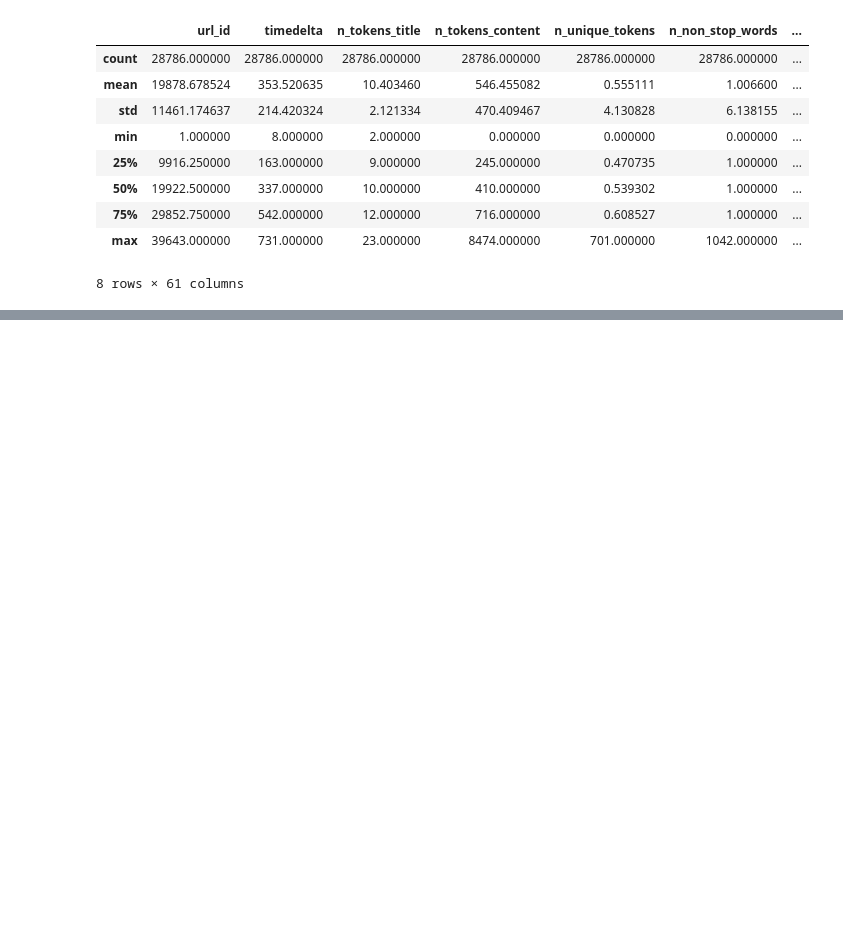
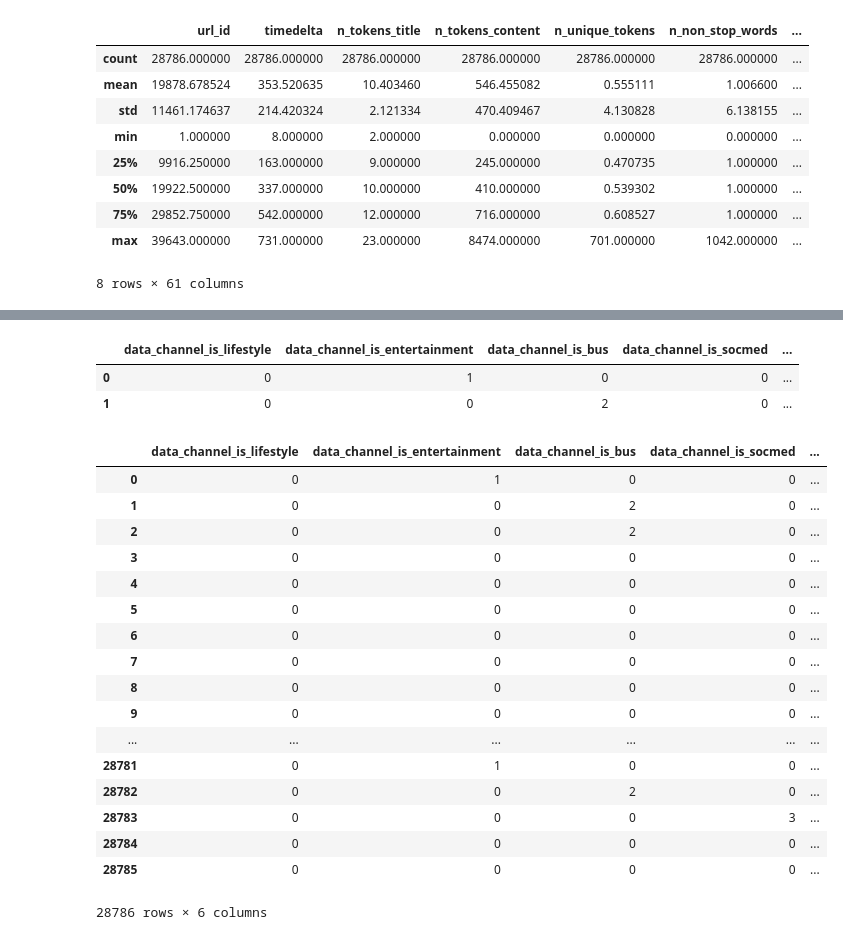
Before and after one commit to java-byte/Project-Machine-Learning, a Jupyter notebook: Sigmoid_test.ipynb, the cells around one changed output, grey strips where cells are left out. Cells and saved outputs as stored; diff of their text form; code cells hidden in the pictures; blank space fills up the shorter version.

```diff
--- a/Sigmoid_test.ipynb
+++ b/Sigmoid_test.ipynb
@@ -34,6 +34,6 @@ train_df.describe()
 | max | 39643.000000 | 731.000000 | 23.000000 | 8474.000000 | 701.000000 | 1042.000000 | ... |
 8 rows × 61 columns
 # %%
-x_train = train_df.iloc[:,1:]
+x_train = train_df.iloc[:,:-1]
 x_train.head()
 # %% [output]
@@ -46,0 +59,27 @@ x_train.head()
+# %%
+x_train.loc[:,[' data_channel_is_lifestyle',' data_channel_is_entertainment',' data_channel_is_bus',' data_channel_is_socmed',' data_channel_is_tech',' data_channel_is_world']].head(2)
+# %% [output]
+|  | data_channel_is_lifestyle | data_channel_is_entertainment | data_channel_is_bus | data_channel_is_socmed | ... |
+| 0 | 0 | 1 | 0 | 0 | ... |
+| 1 | 0 | 0 | 2 | 0 | ... |
+# %%
+x_train.iloc[:,13:19]
+# %% [output]
+|  | data_channel_is_lifestyle | data_channel_is_entertainment | data_channel_is_bus | data_channel_is_socmed | ... |
+| 0 | 0 | 1 | 0 | 0 | ... |
+| 1 | 0 | 0 | 2 | 0 | ... |
+| 2 | 0 | 0 | 2 | 0 | ... |
+| 3 | 0 | 0 | 0 | 0 | ... |
+| 4 | 0 | 0 | 0 | 0 | ... |
+| 5 | 0 | 0 | 0 | 0 | ... |
+| 6 | 0 | 0 | 0 | 0 | ... |
+| 7 | 0 | 0 | 0 | 0 | ... |
+| 8 | 0 | 0 | 0 | 0 | ... |
+| 9 | 0 | 0 | 0 | 0 | ... |
+| ... | ... | ... | ... | ... | ... |
+| 28781 | 0 | 1 | 0 | 0 | ... |
+| 28782 | 0 | 0 | 2 | 0 | ... |
+| 28783 | 0 | 0 | 0 | 3 | ... |
+| 28784 | 0 | 0 | 0 | 0 | ... |
+| 28785 | 0 | 0 | 0 | 0 | ... |
+28786 rows × 6 columns
```
Also changed, not shown: parts of 32 cells of this notebook.
